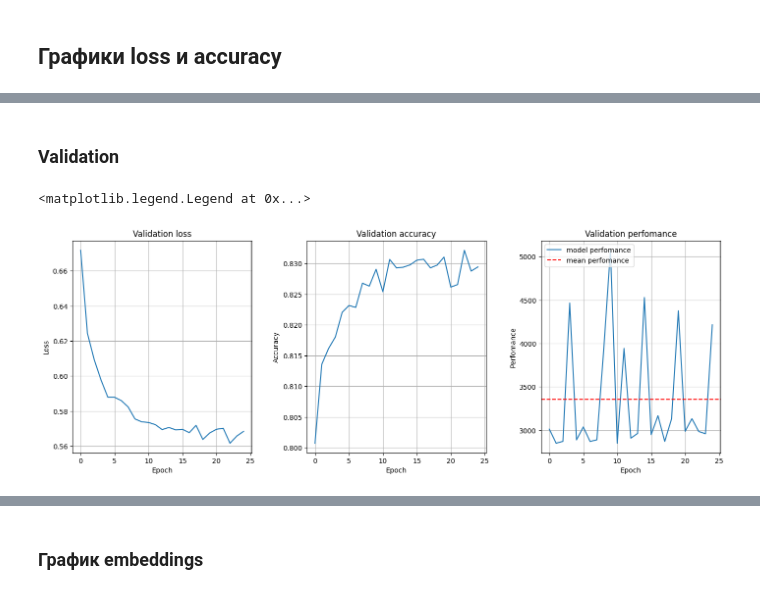
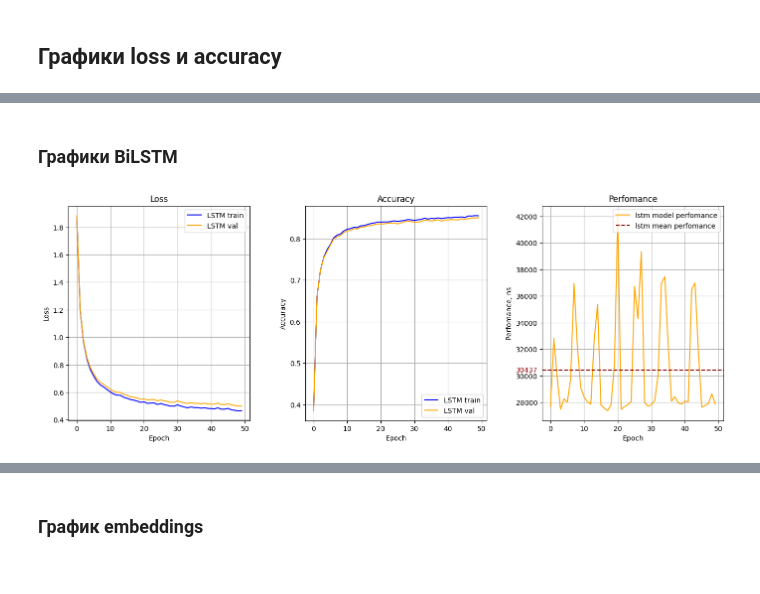
Before and after one commit to moevm/OS-Action-Prediction, a Jupyter notebook: src/model/syscallnet/SyscallNet.ipynb, the cells around one changed output, grey strips where cells are left out. Cells and saved outputs as stored; diff of their text form; code cells hidden in the pictures.

```diff
--- a/src/model/syscallnet/SyscallNet.ipynb
+++ b/src/model/syscallnet/SyscallNet.ipynb
@@ -272,12 +329,7 @@ def compute_loss_accuracy_perfomance(loss, net, dataloader):
 # %% [markdown]
 #### Задание гиперпараметров
 # %%
-token_size = 500 # максимальное количество токенов
-embedding_dim = 4
-hidden_dim_2 = 4
-max_norm = 2
-
-n_epochs = 25
+n_epochs = 50
 train_split = 0.7
 val_split = 0.1
 batch_size = 1024
@@ -430,35 +593,39 @@ plt.plot(train_loss_history)
-# %% [markdown]
-### Validation
+# %% [markdown]
+### Графики BiLSTM
 # %%
 fig, axes = plt.subplots(nrows=1, ncols=3, figsize=(15, 6))
 fig.tight_layout(pad=5.0)
 
 plt.subplot(1, 3, 1)
-plt.title("Validation loss")
+plt.title("Loss")
 plt.xlabel('Epoch')
 plt.ylabel('Loss')
 plt.grid(True)
-# plt.figure(figsize=(10,6))
-plt.plot(val_loss_history)
-
+plt.plot(lstm_train_loss_history, color='blue', label='LSTM train')
+plt.plot(lstm_val_loss_history, color='orange', label='LSTM val')
+plt.legend()
 
 plt.subplot(1, 3, 2)
-plt.title("Validation accuracy")
+plt.title("Accuracy")
 plt.xlabel('Epoch')
 plt.ylabel('Accuracy')
 plt.grid(True)
-# plt.figure(figsize=(10,6))
-plt.plot(val_accuracy_history)
+plt.plot(lstm_train_accuracy_history, color='blue', label='LSTM train')
+plt.plot(lstm_val_accuracy_history, color='orange', label='LSTM val')
+plt.legend()
 
 plt.subplot(1, 3, 3)
-plt.title("Validation perfomance")
+plt.title("Perfomance")
 plt.xlabel('Epoch')
-plt.ylabel('Perfomance')
+plt.ylabel('Perfomance, ns')
 plt.grid(True)
-# plt.figure(figsize=(10,6))
-plt.plot(val_perfomance_history, label='model perfomance')
-plt.axhline(y=np.nanmean(val_perfomance_history), color='red', linestyle='--', label='mean perfomance')
-plt.legend(loc="upper left")
+plt.plot(lstm_val_perfomance_history, color='orange', label='lstm model perfomance')
+plt.axhline(y=np.nanmean(lstm_val_perfomance_history), color='darkred', linestyle='--', label='lstm mean perfomance')
+plt.text(-3.8, np.nanmean(lstm_val_perfomance_history), "{:.0f}".format(np.nanmean(lstm_val_perfomance_history)), color="darkred",
+        ha="right", va="center")
+
+plt.legend()
+
+plt.show()
 # %% [output]
-<matplotlib.legend.Legend at 0x...>
-[figure, old version]
+[figure, new version]
```
Also changed, not shown: parts of 39 cells of this notebook, 1 other file.
